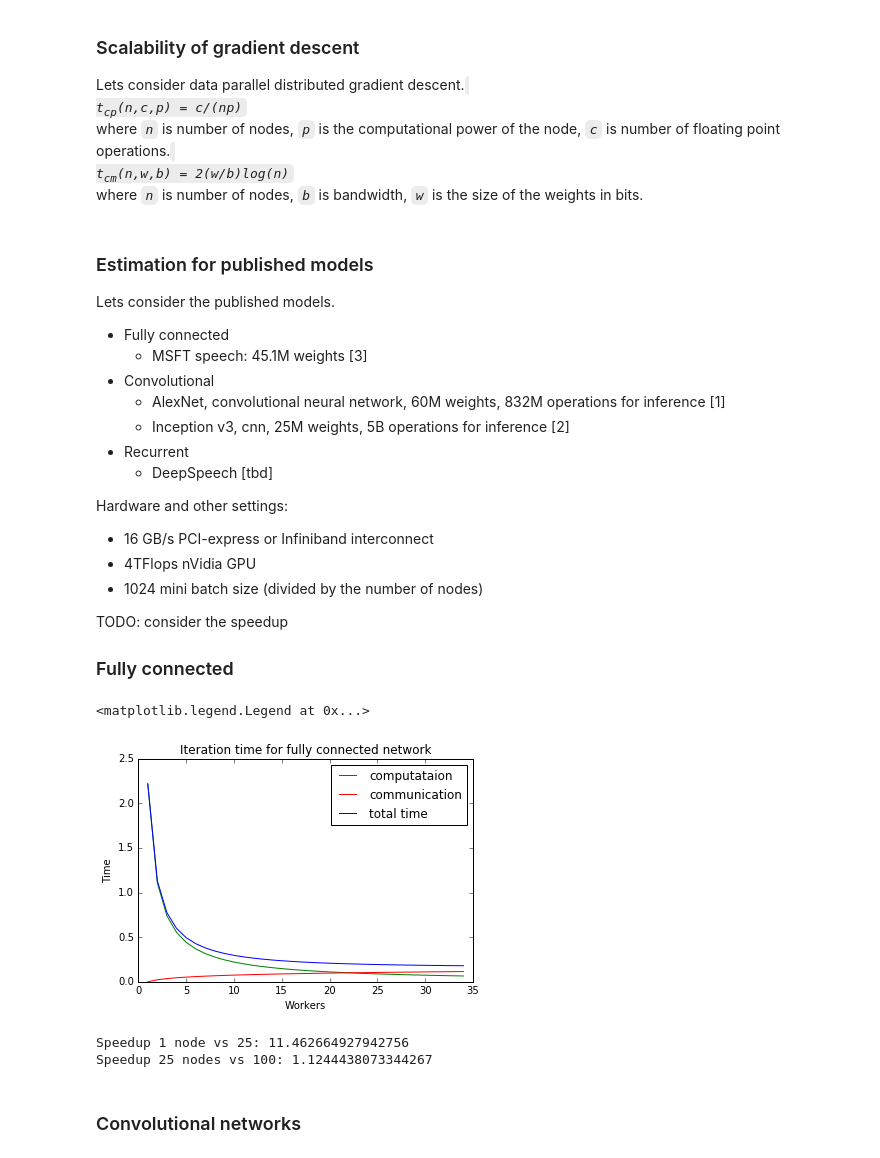
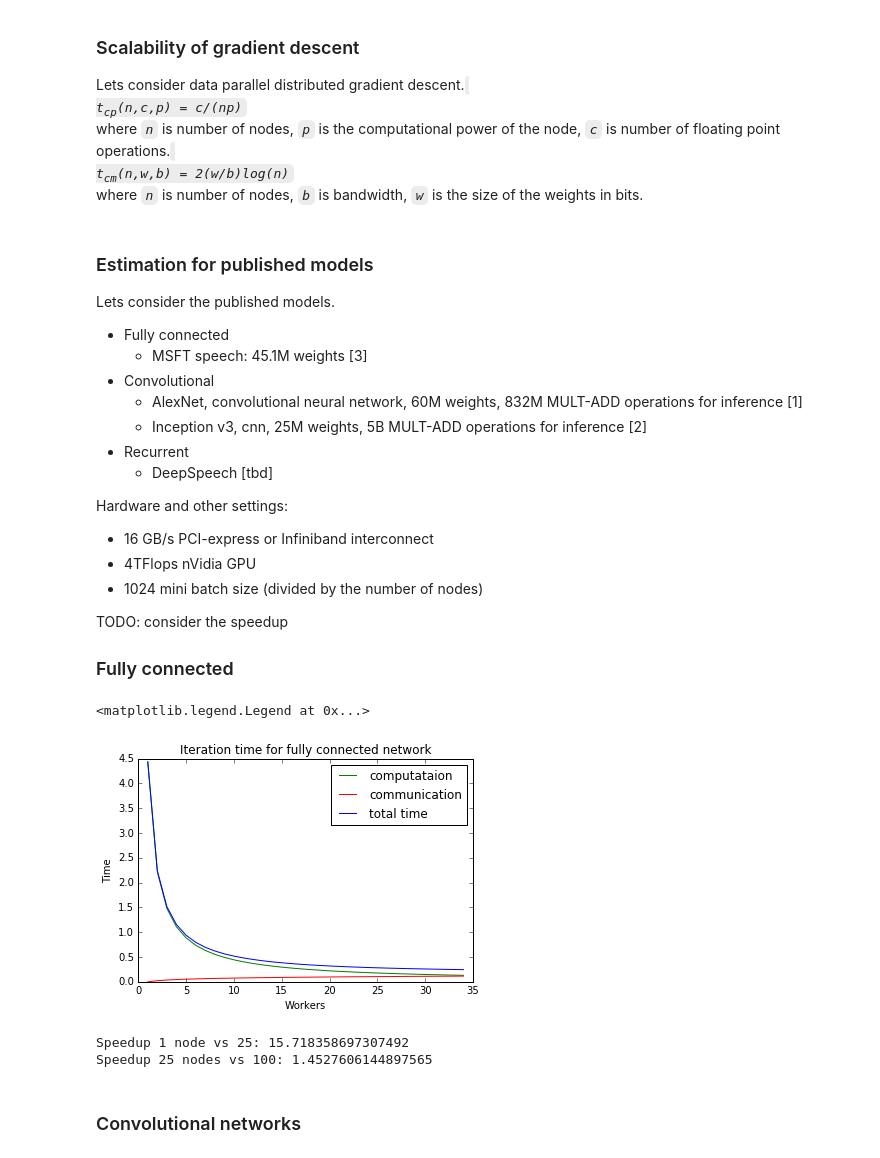
Before and after one commit to avulanov/scalability, a Jupyter notebook: scalability.ipynb, the cells around one changed output. Cells and saved outputs as stored; diff of their text form; code cells hidden in the pictures.

```diff
--- a/scalability.ipynb
+++ b/scalability.ipynb
@@ -102,8 +102,8 @@ Lets consider the published models.
   - Fully connected
       - MSFT speech: 45.1M weights [3]
   - Convolutional
-      - AlexNet, convolutional neural network, 60M weights, 832M operations for inference [1]
-      - Inception v3, cnn, 25M weights, 5B operations for inference [2]
+      - AlexNet, convolutional neural network, 60M weights, 832M MULT-ADD operations for inference [1]
+      - Inception v3, cnn, 25M weights, 5B MULT-ADD operations for inference [2]
   - Recurrent
       - DeepSpeech [tbd]
 
@@ -118,35 +118,36 @@ TODO: consider the speedup
 # %%
 #MSFT
 weights = 45.1E6 * 32
 batch = 1024
-flops = weights * 3 * batch
+# weights = MULT-ADD operations, 3x for training, 2x for FLOPS
+flops = 2 * weights * 3 * batch
 # PCI express v3 16GB/s (peak can be 100%)
 b = 8 * 16E9
 # nVidia 4 TFlops (peak is 50%)
 p = 0.5 * 4E12
 n = np.arange(1, 35)
 #vtcp = np.vectorize(tcp)
 #vtcm = np.vectorize(tcm)
 #vt = np.vectorize(t)
 tcpData = np.vectorize(tcp)(n, flops, p)
 tcmData = np.vectorize(tcm)(n, weights, b)
 tData = np.vectorize(t)(n, weights, flops, b, p)
 leg1, = plt.plot(n,tcpData, color="green", label='computataion')
 leg2, = plt.plot(n,tcmData, color="red", label='communication')
 leg3, = plt.plot(n, tData, color="blue", label='total time')
 plt.ylabel("Time")
 plt.xlabel("Workers")
 plt.title("Iteration time for fully connected network")
 plt.legend(handles=[leg1, leg2, leg3])
 # %% [output]
 <matplotlib.legend.Legend at 0x...>
-[figure, old version]
+[figure, new version]
 # %%
 print("Speedup 1 node vs 25:", t(1, weights, flops, b, p) / t(25,  weights, flops, b, p))
 print("Speedup 25 nodes vs 100:", t(25, weights, flops, b, p) / t(100,  weights, flops, b, p))
 # %% [output]
-Speedup 1 node vs 25: 11.462664927942756
-Speedup 25 nodes vs 100: 1.1244438073344267
+Speedup 1 node vs 25: 15.718358697307492
+Speedup 25 nodes vs 100: 1.4527606144897565
 # %% [markdown]
 ### Convolutional networks
 # %%
```
Also changed, not shown: parts of 3 cells of this notebook.
